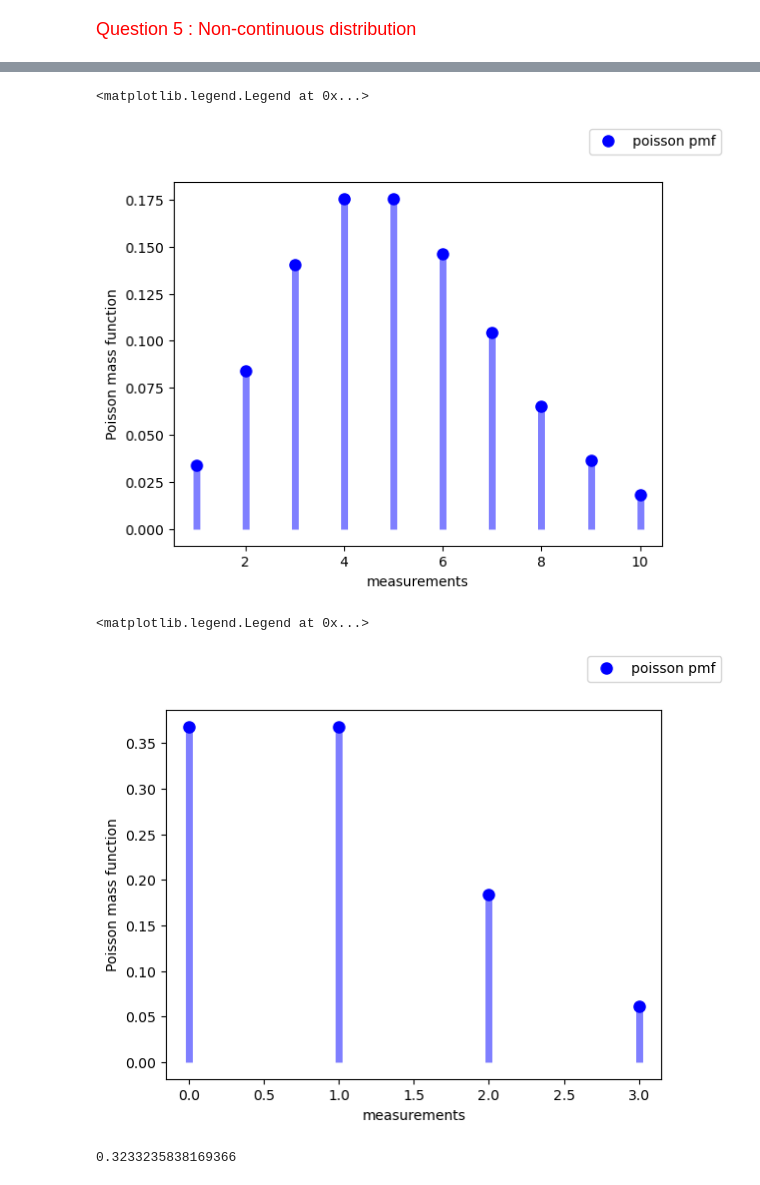
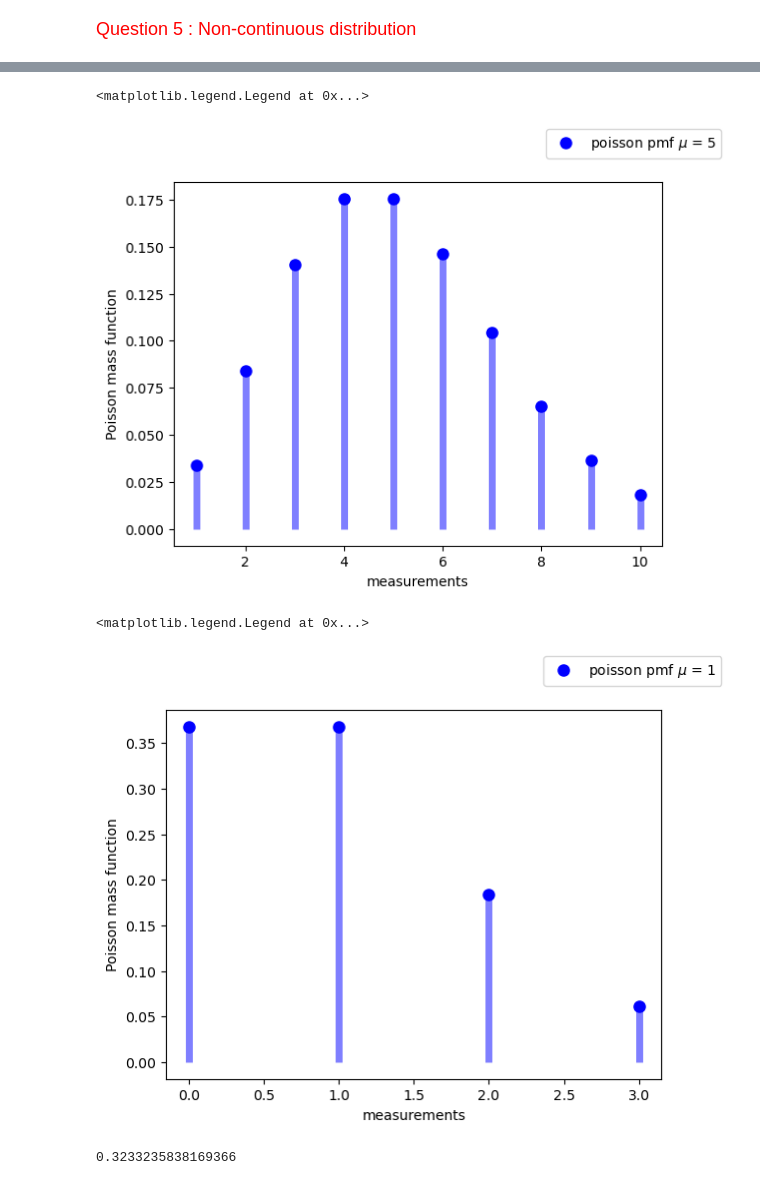
Before and after one commit to AurelianoLZA/Phys_434, a Jupyter notebook: Lab1.ipynb, the cells around one changed output, grey strips where cells are left out. Saved outputs shown, nothing was run; the diff lists cells and outputs as text; code cells hidden in the pictures.

```diff
--- a/Lab1.ipynb
+++ b/Lab1.ipynb
@@ -101,26 +108,26 @@ fig2.legend()
 x = np.arange(stats.poisson.ppf(0.01, 5),stats.poisson.ppf(0.99, 5))
 # %%
 fig2,ax2 = plt.subplots()
-ax2.plot(x, stats.poisson.pmf(x, 5), 'bo', ms=8, label='poisson pmf')
+ax2.plot(x, stats.poisson.pmf(x, 5), 'bo', ms=8, label='poisson pmf $\mu$ = 5')
 ax2.vlines(x, 0, stats.poisson.pmf(x, 5), colors='b', lw=5, alpha=0.5)
 ax2.set_xlabel("measurements")
 ax2.set_ylabel("Poisson mass function")
 fig2.legend()
 # %% [output]
 <matplotlib.legend.Legend at 0x...>
-[figure, old version]
+[figure, new version]
 # %%
 x = np.arange(stats.poisson.ppf(0.01, 1),stats.poisson.ppf(0.99, 1))
 # %%
 fig2,ax2 = plt.subplots()
-ax2.plot(x, stats.poisson.pmf(x, 1), 'bo', ms=8, label='poisson pmf')
+ax2.plot(x, stats.poisson.pmf(x, 1), 'bo', ms=8, label='poisson pmf $\mu$ = 1')
 ax2.vlines(x, 0, stats.poisson.pmf(x, 1), colors='b', lw=5, alpha=0.5)
 ax2.set_xlabel("measurements")
 ax2.set_ylabel("Poisson mass function")
 fig2.legend()
 # %% [output]
 <matplotlib.legend.Legend at 0x...>
-[figure, old version]
+[figure, new version]
 # %%
 ## One of questions we can ask is : given that the mean value is 2,
 ## what is the probibility that background noise giving me a data point that is equally or more signal-like
```
Also changed, not shown: parts of 5 cells of this notebook.
